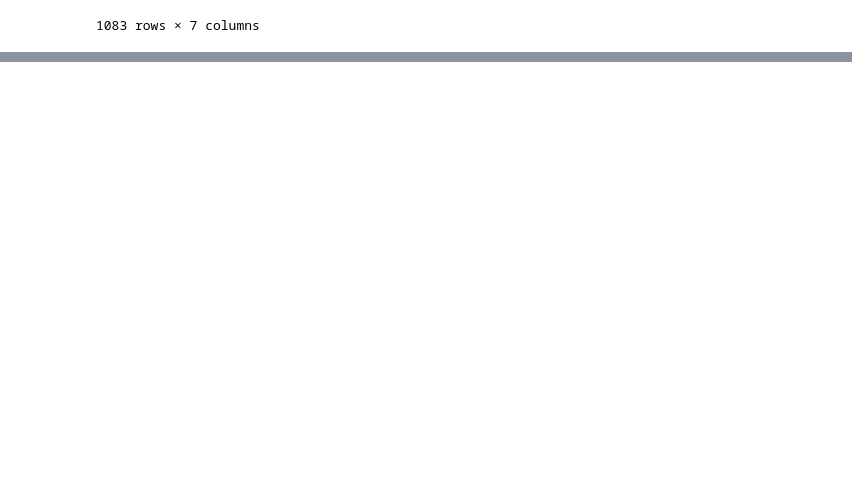
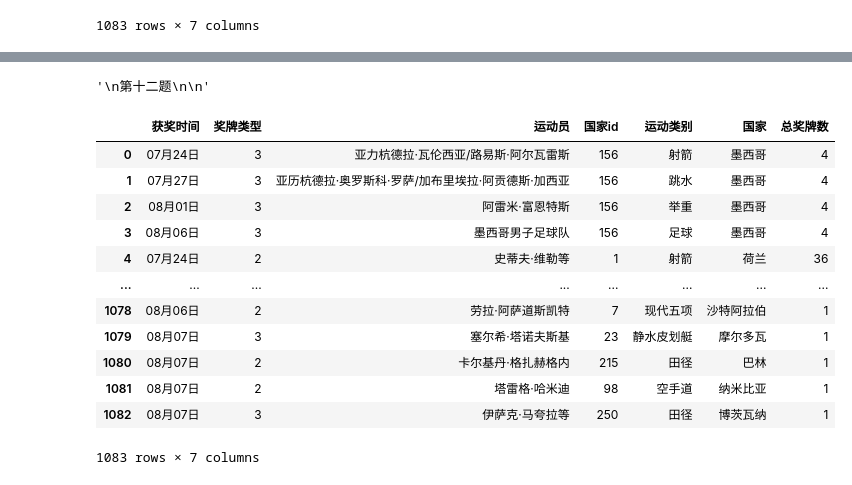
Before and after one commit to sxl6667/sanfw, a Jupyter notebook: xianglong/12-2-第一天答题/东京奥运会奖牌分析/答题.ipynb, the cells around one changed output, grey strips where cells are left out. Cells and saved outputs as stored; diff of their text form; code cells hidden in the pictures; blank space fills up the shorter version.

```diff
--- a/xianglong/12-2-第一天答题/东京奥运会奖牌分析/答题.ipynb
+++ b/xianglong/12-2-第一天答题/东京奥运会奖牌分析/答题.ipynb
@@ -255,0 +369,27 @@ df3
+# %%
+'''
+第十二题
+
+'''
+# %% [output]
+'\n第十二题\n\n'
+# %%
+'''
+第十三题
+'''
+df3['获奖时间'] = df3['获奖时间'].apply(lambda x: datetime.strftime(x, '%m月%d日'))
+df3
+# %% [output]
+|  | 获奖时间 | 奖牌类型 | 运动员 | 国家id | 运动类别 | 国家 | 总奖牌数 |
+| 0 | 07月24日 | 3 | 亚力杭德拉·瓦伦西亚/路易斯·阿尔瓦雷斯 | 156 | 射箭 | 墨西哥 | 4 |
+| 1 | 07月27日 | 3 | 亚历杭德拉·奥罗斯科·罗萨/加布里埃拉·阿贡德斯·加西亚 | 156 | 跳水 | 墨西哥 | 4 |
+| 2 | 08月01日 | 3 | 阿雷米·富恩特斯 | 156 | 举重 | 墨西哥 | 4 |
+| 3 | 08月06日 | 3 | 墨西哥男子足球队 | 156 | 足球 | 墨西哥 | 4 |
+| 4 | 07月24日 | 2 | 史蒂夫·维勒等 | 1 | 射箭 | 荷兰 | 36 |
+| ... | ... | ... | ... | ... | ... | ... | ... |
+| 1078 | 08月06日 | 2 | 劳拉·阿萨道斯凯特 | 7 | 现代五项 | 沙特阿拉伯 | 1 |
+| 1079 | 08月07日 | 3 | 塞尔希·塔诺夫斯基 | 23 | 静水皮划艇 | 摩尔多瓦 | 1 |
+| 1080 | 08月07日 | 2 | 卡尔基丹·格扎赫格内 | 215 | 田径 | 巴林 | 1 |
+| 1081 | 08月07日 | 2 | 塔雷格·哈米迪 | 98 | 空手道 | 纳米比亚 | 1 |
+| 1082 | 08月07日 | 3 | 伊萨克·马夸拉等 | 250 | 田径 | 博茨瓦纳 | 1 |
+1083 rows × 7 columns
```
Also changed, not shown: parts of 34 cells of this notebook, 7 other files.
